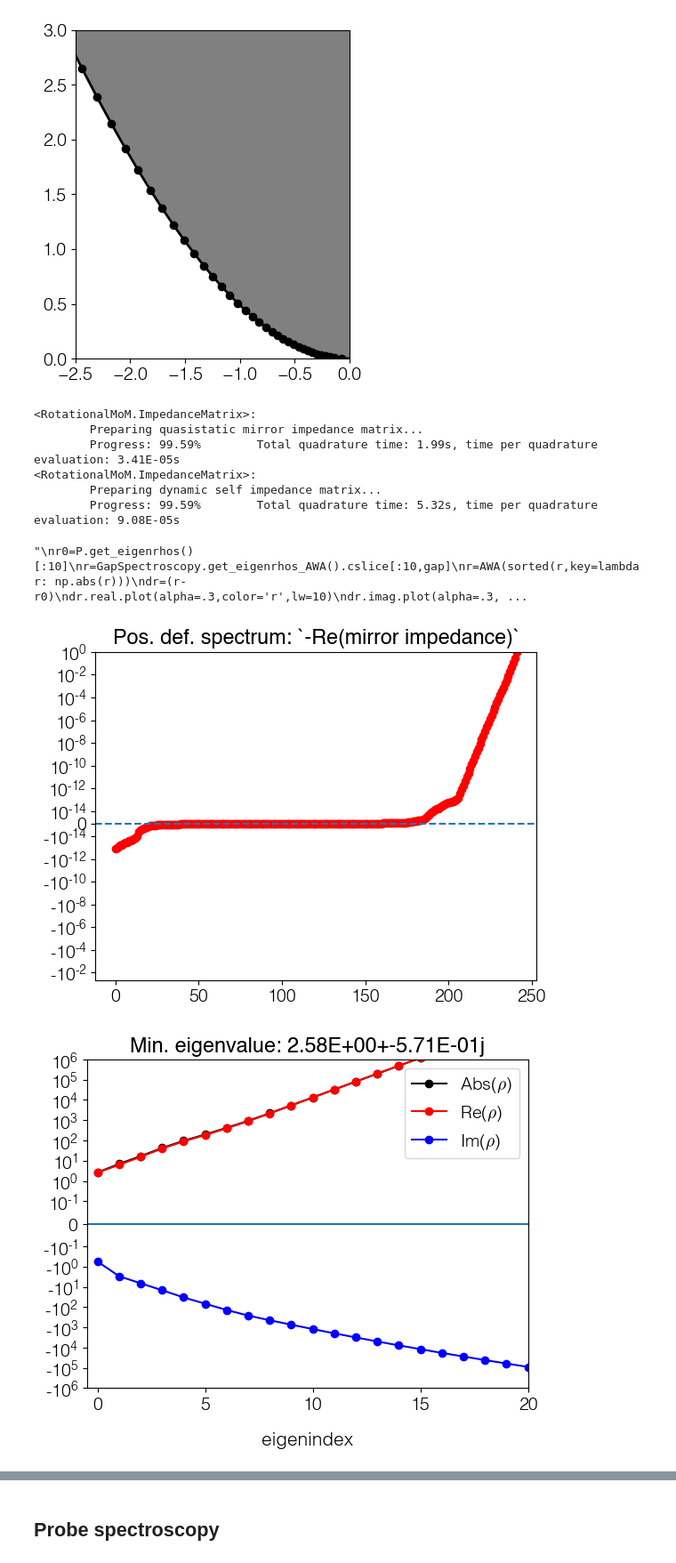
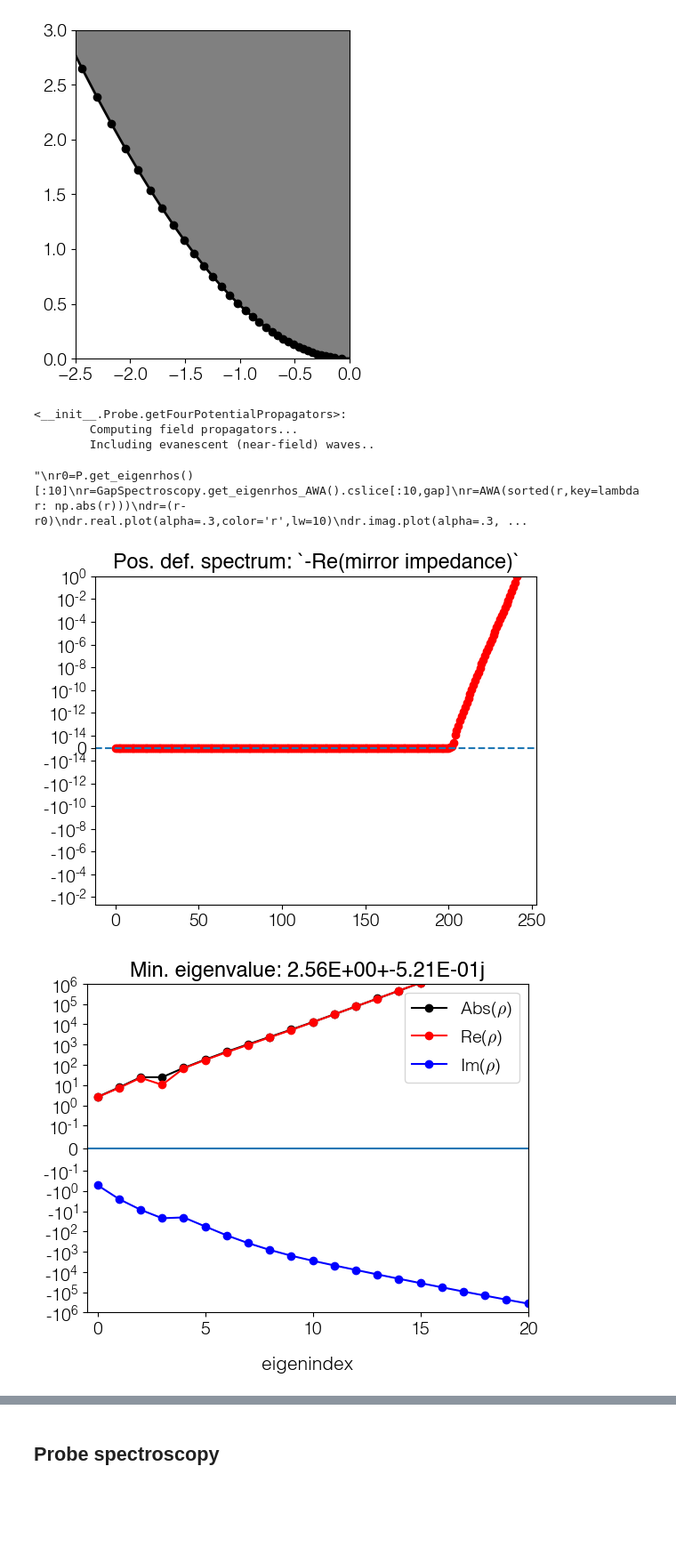
Before and after one commit to asmcleod/ProbeCavityEigenfields, a Jupyter notebook: Notebooks/PCE Probe Convergence.ipynb, the cells around one changed output, grey strips where cells are left out. Shown at 89% size. Drawn from its saved outputs; the diff is of its cells as text; code cells hidden in the pictures; blank space fills up the shorter version.

```diff
--- a/Notebooks/PCE Probe Convergence.ipynb
+++ b/Notebooks/PCE Probe Convergence.ipynb
@@ -26,7 +45,7 @@ WL_THz_nm=300e3 #300 microns = 1 THz
 
 L=19e3/a_nm
 freq_THz=a_nm/WL_THz_nm
-freq0=22*freq_THz
+freq0=27*freq_THz
 gap0=0.1
 
 #-- Build probe
@@ -78,27 +99,25 @@ plt.ylim(0,3)
 # %%
 gap=1
 P.set_gap(gap)
-#P.get_mirror_impedance(sommerfeld=True,k=0,recompute=True,
-#                       Nkappas=244*4,kappa_max=10/gap,kappa_min=None,qquadrature=numrec.GL)
-P.get_mirror_impedance(sommerfeld=False,k=0,recompute=True)
+P.get_mirror_impedance(sommerfeld=True,k=0,recompute=True,
+                       Nkappas=244*4,kappa_max=10,kappa_min=None,qquadrature=numrec.GL)
+#P.get_mirror_impedance(sommerfeld=False,k=0,recompute=True)
+#P.get_self_impedance(recompute=True)
 P.solve_eigenmodes(plot=True,condition_ZS=False,condition_ZM=True)
 P.plot_eigenrhos()
 
 """
 r0=P.get_eigenrhos()[:10]
 r=GapSpectroscopy.get_eigenrhos_AWA().cslice[:10,gap]
 r=AWA(sorted(r,key=lambda r: np.abs(r)))
 dr=(r-r0)
 dr.real.plot(alpha=.3,color='r',lw=10)
 dr.imag.plot(alpha=.3,color='b',lw=10)
 print(np.abs(dr).max())"""
 # %% [output]
-<RotationalMoM.ImpedanceMatrix>:
-        Preparing quasistatic mirror impedance matrix...
-        Progress: 99.59%        Total quadrature time: 1.99s, time per quadrature evaluation: 3.41E-05s
-<RotationalMoM.ImpedanceMatrix>:
-        Preparing dynamic self impedance matrix...
-        Progress: 99.59%        Total quadrature time: 5.32s, time per quadrature evaluation: 9.08E-05s
+<__init__.Probe.getFourPotentialPropagators>:
+        Computing field propagators...
+        Including evanescent (near-field) waves..
 "\nr0=P.get_eigenrhos()[:10]\nr=GapSpectroscopy.get_eigenrhos_AWA().cslice[:10,gap]\nr=AWA(sorted(r,key=lambda r: np.abs(r)))\ndr=(r-r0)\ndr.real.plot(alpha=.3,color='r',lw=10)\ndr.imag.plot(alpha=.3, ...
-[figure, old version]
+[figure, new version]
-[figure, old version]
+[figure, new version]
```
Also changed, not shown: parts of 15 cells of this notebook, 5 other files.
